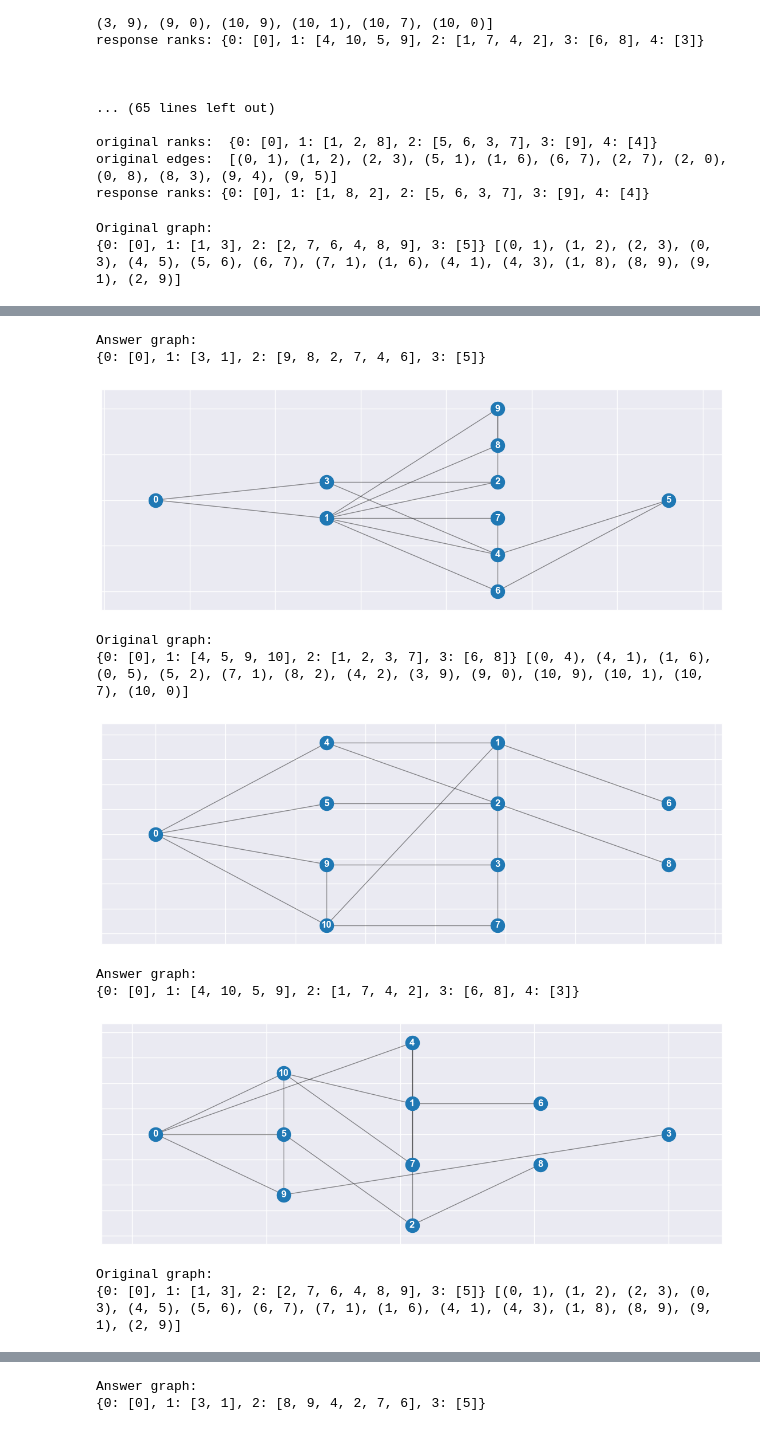
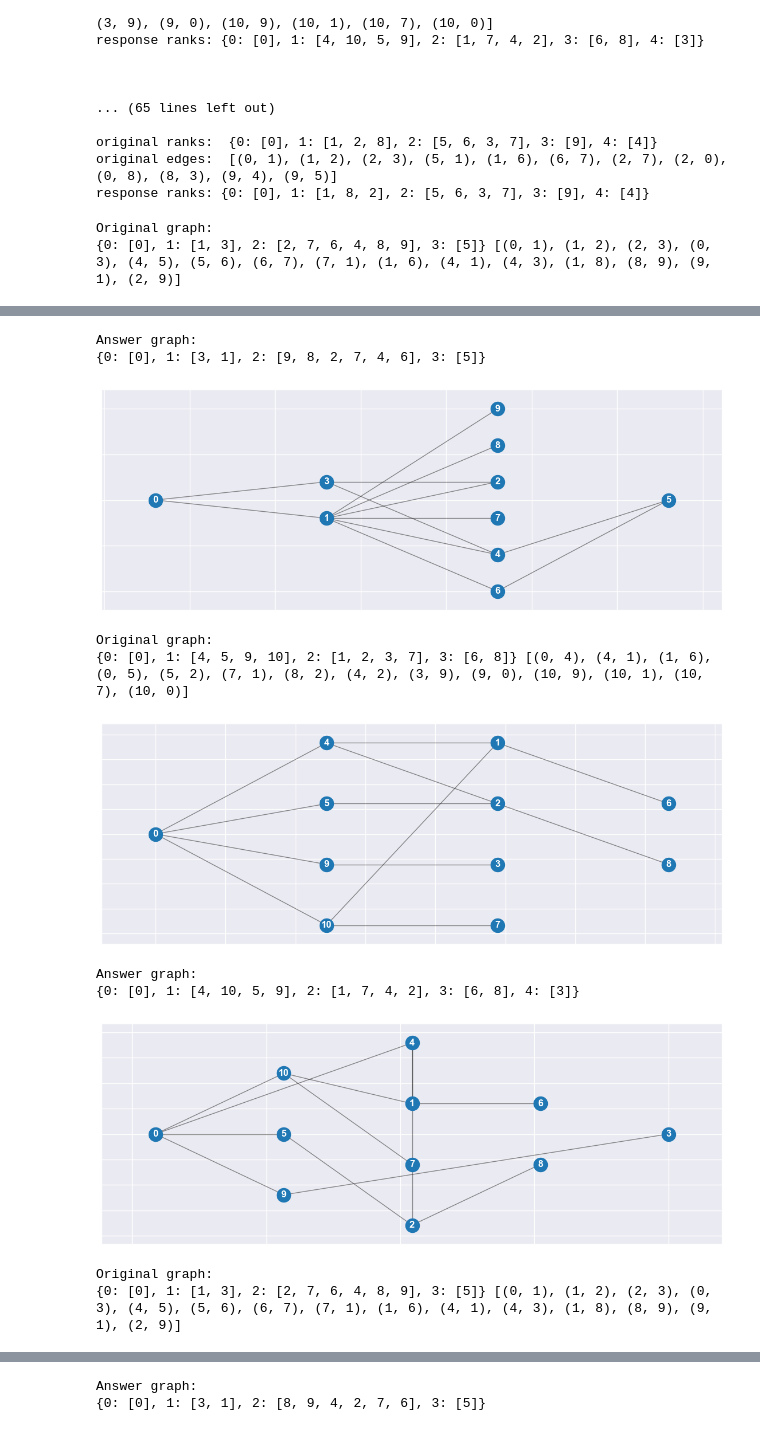
Before and after one commit to ClonedOne/gpt_graphs, a Jupyter notebook: noteboks/analysis_transpose_prompts.ipynb, the cells around one changed output, grey strips where cells are left out. Drawn from its saved outputs; the diff is of its cells as text; code cells hidden in the pictures.

Commit message:
Added option to filter same rank edges

```diff
--- a/noteboks/analysis_transpose_prompts.ipynb
+++ b/noteboks/analysis_transpose_prompts.ipynb
@@ -403,10 +403,10 @@ for k in improved_answers:
     r = answers[k["query"]]
     print("Original graph:")
     print(q_ranks, q_edges)
-    visualize_graph(q_ranks, q_edges)
+    visualize_graph(q_ranks, q_edges, filter_same_rank=True)
     print("Answer graph:")
     print(r)
-    visualize_graph(r, q_edges)
+    visualize_graph(r, q_edges, filter_same_rank=True)
     print("\n\n")
     i += 1
     # if i == 1:
@@ -418,11 +418,11 @@ Original graph:
 Answer graph:
 {0: [0], 1: [3, 1], 2: [9, 8, 2, 7, 4, 6], 3: [5]}
-[figure, old version]
+[figure, new version]
 Original graph:
 {0: [0], 1: [4, 5, 9, 10], 2: [1, 2, 3, 7], 3: [6, 8]} [(0, 4), (4, 1), (1, 6), (0, 5), (5, 2), (7, 1), (8, 2), (4, 2), (3, 9), (9, 0), (10, 9), (10, 1), (10, 7), (10, 0)]
-[figure, old version]
+[figure, new version]
 Answer graph:
 {0: [0], 1: [4, 10, 5, 9], 2: [1, 7, 4, 2], 3: [6, 8], 4: [3]}
-[figure, old version]
+[figure, new version]
 Original graph:
 {0: [0], 1: [1, 3], 2: [2, 7, 6, 4, 8, 9], 3: [5]} [(0, 1), (1, 2), (2, 3), (0, 3), (4, 5), (5, 6), (6, 7), (7, 1), (1, 6), (4, 1), (4, 3), (1, 8), (8, 9), (9, 1), (2, 9)]
```
Also changed, not shown: parts of 1 cell of this notebook.
